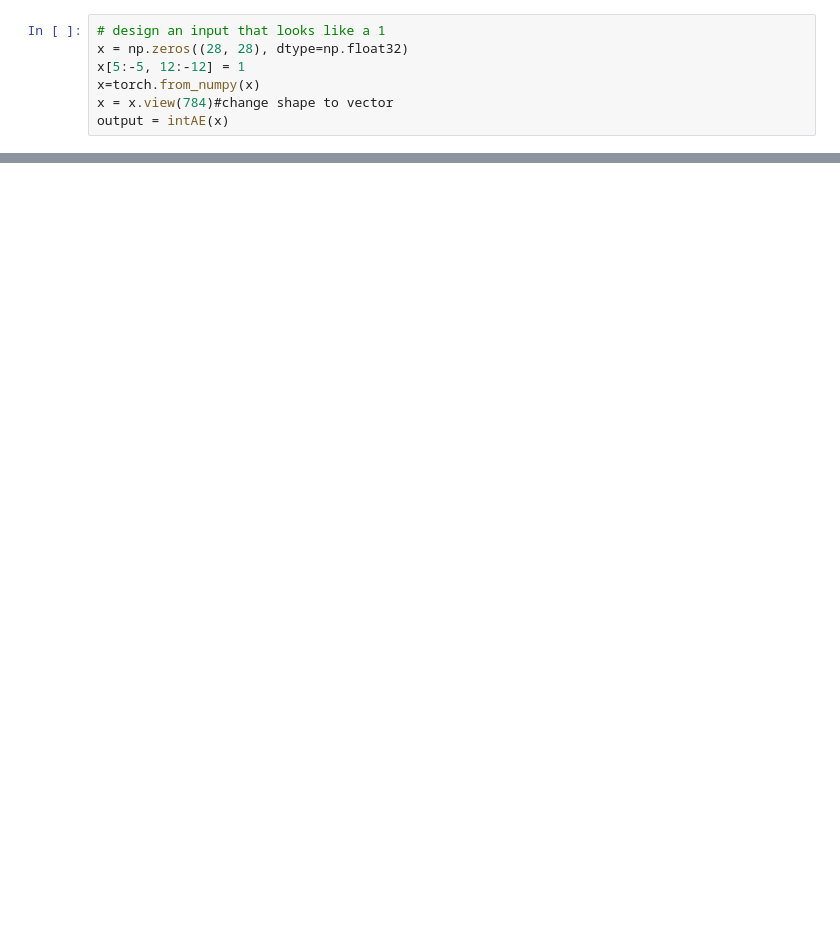
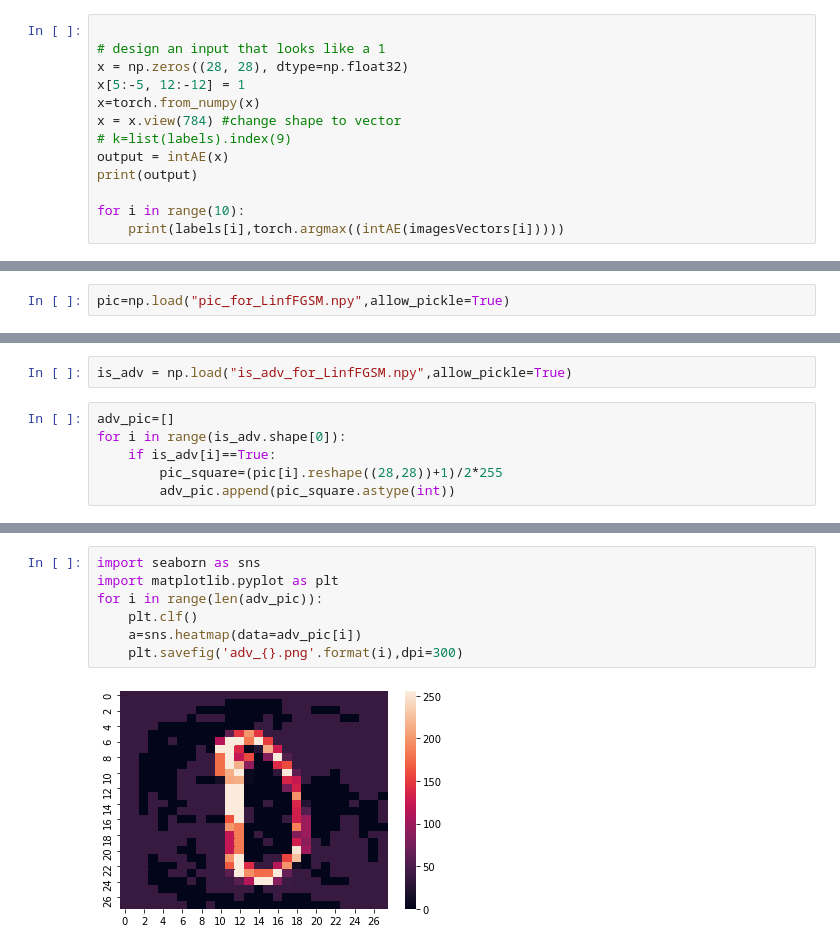
Before and after one commit to gRox167/solve-MNIST-with-autoencoder, a Jupyter notebook: test.ipynb, the cells around one changed output, grey strips where cells are left out. Saved outputs shown, nothing was run; the diff lists cells and outputs as text; blank space fills up the shorter version.

```diff
--- a/test.ipynb
+++ b/test.ipynb
@@ -65,7 +71,13 @@ images = imagesVectors
 # %%
+
 # design an input that looks like a 1
 x = np.zeros((28, 28), dtype=np.float32)
 x[5:-5, 12:-12] = 1
 x=torch.from_numpy(x)
-x = x.view(784)#change shape to vector
+x = x.view(784) #change shape to vector
+# k=list(labels).index(9)
 output = intAE(x)
+print(output)
+
+for i in range(10):
+    print(labels[i],torch.argmax((intAE(imagesVectors[i]))))
@@ -99,0 +149,2 @@ TypeError: default_collate: batch must contain tensors, numpy arrays, numbers, d
+# %%
+pic=np.load("pic_for_LinfFGSM.npy",allow_pickle=True)
@@ -99,0 +171,8 @@ TypeError: default_collate: batch must contain tensors, numpy arrays, numbers, d
+# %%
+is_adv = np.load("is_adv_for_LinfFGSM.npy",allow_pickle=True)
+# %%
+adv_pic=[]
+for i in range(is_adv.shape[0]):
+    if is_adv[i]==True:
+        pic_square=(pic[i].reshape((28,28))+1)/2*255
+        adv_pic.append(pic_square.astype(int))
@@ -99,0 +206,9 @@ TypeError: default_collate: batch must contain tensors, numpy arrays, numbers, d
+# %%
+import seaborn as sns
+import matplotlib.pyplot as plt
+for i in range(len(adv_pic)):
+    plt.clf()
+    a=sns.heatmap(data=adv_pic[i])
+    plt.savefig('adv_{}.png'.format(i),dpi=300)
+# %% [output]
+[figure, added]
```
Also changed, not shown: parts of 19 cells of this notebook, 3 other files.
